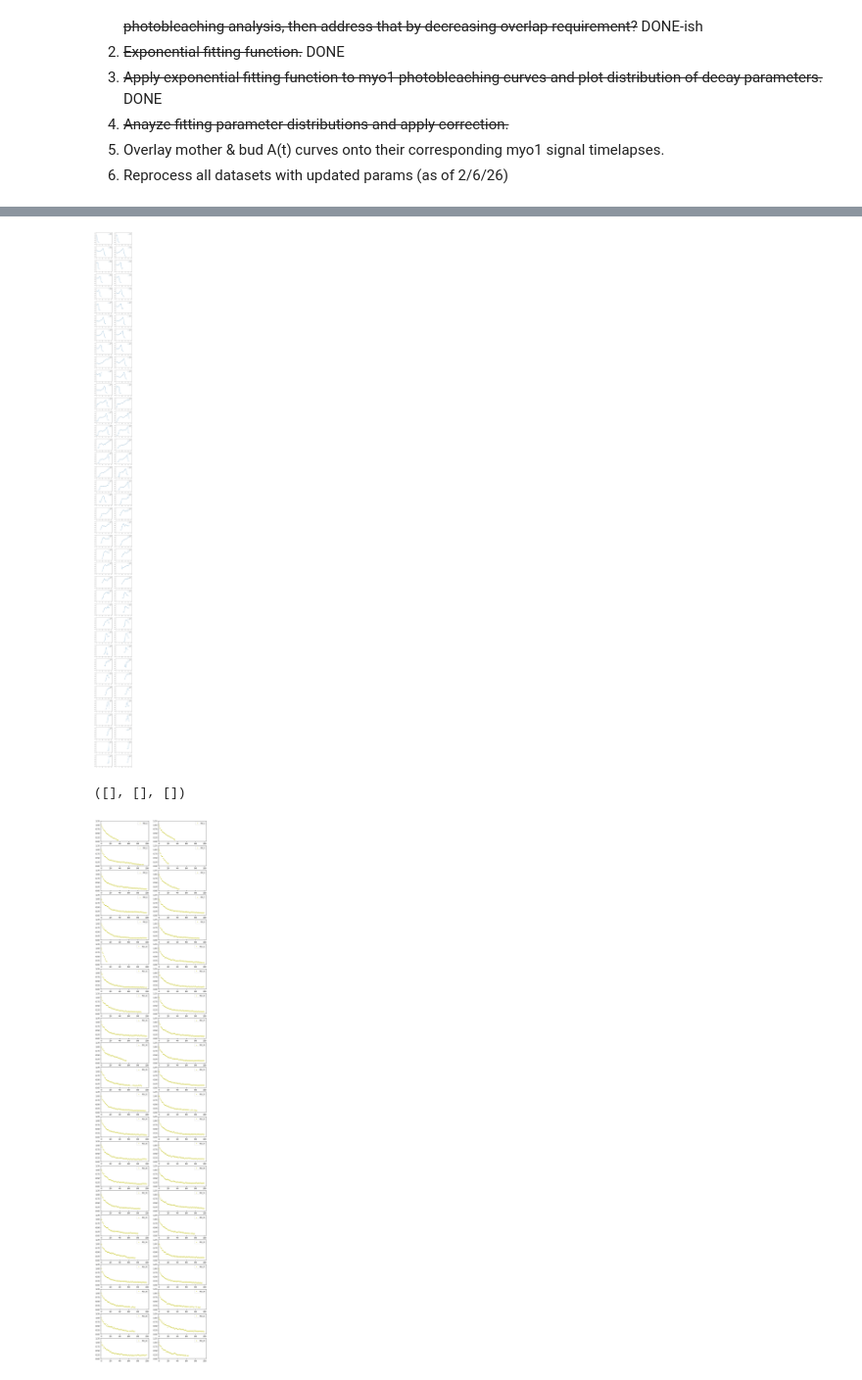
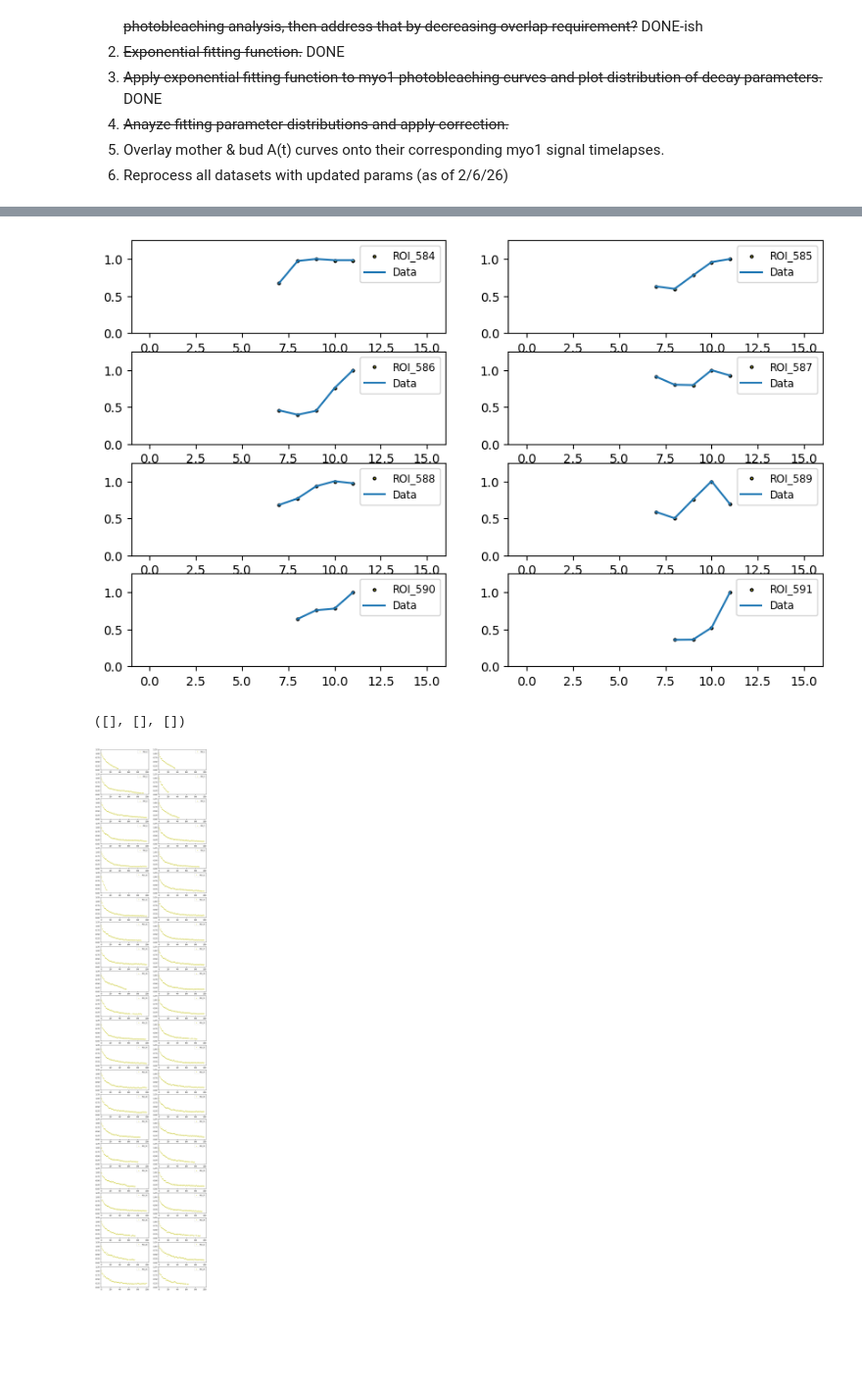
Before and after one commit to jglichowsk/organelle-measure, a Jupyter notebook: organelle_measure/notebooks/myo1-globular-timelapse-analysis.ipynb, the cells around one changed output, grey strips where cells are left out. Shown at 98% size. Saved outputs shown, nothing was run; the diff lists cells and outputs as text; code cells hidden in the pictures; blank space fills up the shorter version.

```diff
--- a/organelle_measure/notebooks/myo1-globular-timelapse-analysis.ipynb
+++ b/organelle_measure/notebooks/myo1-globular-timelapse-analysis.ipynb
@@ -227,7 +264,8 @@ def roi_paths(df, roi_id, roi_radius=5, img_dim_x=512, img_dim_y=512):
 # janrun.to_csv(r'C:\Users\jglic\Downloads\Run_2\signal-analysis_12122025.csv', index=False)
 # janrun.to_csv(r'C:\Users\jglic\Downloads\1-29-26 myo1-mLemon photobleaching\signal-analysis_01292026_Run-1.csv',index=False)
 # %%
-df_12122025=pd.read_csv(r'C:\Users\jglic\Downloads\Run_2\signal-analysis_12122025.csv')
-df_01222026=pd.read_csv(r'C:\Users\jglic\Downloads\1-22-26 myo1-mLemon\signal-analysis_01222026.csv')
-df_01292026_r1=pd.read_csv(r'C:\Users\jglic\Downloads\1-29-26 myo1-mLemon photobleaching\signal-analysis_01292026_Run-1.csv')
-df_01292026_r2=pd.read_csv(r'C:\Users\jglic\Downloads\1-29-26 myo1-mLemon photobleaching\signal-analysis_01292026_Run-2.csv')
+novdf=pd.read_csv(r'C:\Users\jglic\Downloads\11-5-25 myo1-mLemon\Run_2\eyrbow-yellowconfocal_zstack-avg-proj_myo1_fov2_upscaled.csv')
+# df_12122025=pd.read_csv(r'C:\Users\jglic\Downloads\Run_2\signal-analysis_12122025.csv')
+# df_01222026=pd.read_csv(r'C:\Users\jglic\Downloads\1-22-26 myo1-mLemon\signal-analysis_01222026.csv')
+# df_01292026_r1=pd.read_csv(r'C:\Users\jglic\Downloads\1-29-26 myo1-mLemon photobleaching\signal-analysis_01292026_Run-1.csv')
+# df_01292026_r2=pd.read_csv(r'C:\Users\jglic\Downloads\1-29-26 myo1-mLemon photobleaching\signal-analysis_01292026_Run-2.csv')
@@ -245,20 +401,19 @@ for id in np.unique(df_01292026_r1['ROI_ID'].values):
 # %%
-def roi_subplots(df: pd.DataFrame, num_rows: int, num_columns: int=2, metric: str='sum', normalize: bool=True, fit: bool=True, corr: bool=True, plot_fit: bool=False):
+def roi_subplots(df: pd.DataFrame, num_rows: int, num_columns: int=2, metric: str='sum', normalize: bool=True, fit: bool=False, corr: bool=True, plot_fit: bool=False):
     """
     Args: Dataframe containing ROI_ID and pixel metric info, row & column dimensions, and optional argument to designate alternative metric.
     Outputs: Fitting parameters for exponential function. Figure consisting of subplots.
     """
     a_vals,b_vals,c_vals=[],[],[]
-    plt.figure(figsize=(10,150))
+    plt.figure(figsize=(10,500))
 
     #Median parameters of exponential decay fits for 01292026_r2 data
     a_med,b_med,c_med=(0.7707111579952284,0.0620886804972008,0.1568112942306607)
 
-    for roi_id in np.unique(df['ROI_ID'].values)[:-1]:
+    for roi_id in np.unique(df['ROI_ID'].values)[584:592]:
         roi_subset=df[df['ROI_ID'].values==roi_id].sort_values(by=['frame']) #apply roi mask and sort according to frame to deal with buffer frames out of order
         I_vals=roi_subset[metric].values
         frames=roi_subset['frame'].values
-
         if fit==True:
             #Fit an exponential curve and save fit parameters
             popt, pcov = curve_fit(exp_fnc, roi_subset['frame'].values, roi_subset[metric].values/max_px_val)
@@ -268,10 +423,8 @@ def roi_subplots(df: pd.DataFrame, num_rows: int, num_columns: int=2, metric: st
             c_vals.append(c)
         else:
             a,b,c=0,0,0
-
         if corr==True:
             I_vals=photobleach_correction(I_vals,frames,a_med,b_med,c_med)
-
         if normalize==True:
             max_px_val=np.max(I_vals)
         else:
@@ -301,10 +454,10 @@ def photobleach_correction(vals: np.ndarray,x: np.ndarray,a: float,b: float,c: f
     output_ls=[vals[i]/exp_fnc(x[i],a,b,c) for i in range(len(vals))]
     return output_ls
 # %%
-roi_subplots(df_12122025, num_rows=int(len(np.unique(df_12122025['ROI_ID'].values))/2),fit=False,corr=True)
+roi_subplots(novdf, num_rows=int(len(np.unique(novdf['ROI_ID'].values))/2),fit=False,corr=False)
 # roi_subplots(df_01222026, num_rows=int(len(np.unique(df_01222026['ROI_ID'].values))/2),fit=False,corr=True)
 # %% [output]
-[figure, old version]
+[figure, new version]
 ([], [], [])
 # %%
 # wa,wb,wc=roi_subplots(df_01292026_r1, num_rows=int(len(np.unique(df_01292026_r1['ROI_ID'].values))/2),fit=True,corr=False)
```
Also changed, not shown: parts of 19 cells of this notebook, 4 other files.
